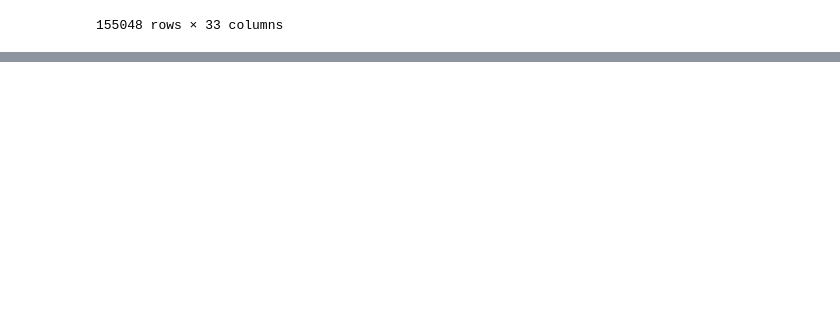
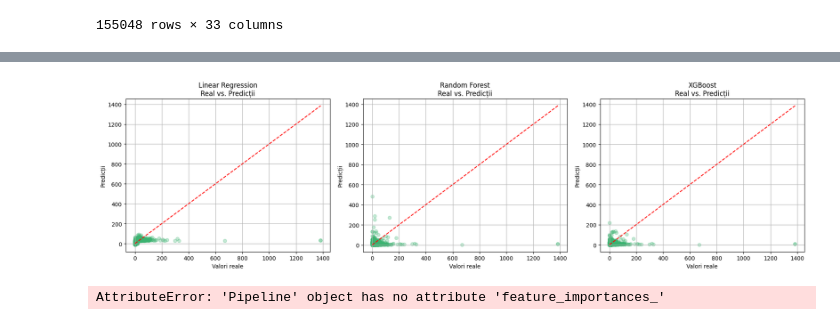
Before and after one commit to catadanciu18/proiect-AI, a Jupyter notebook: Untitled-1.ipynb, the cells around one changed output, grey strips where cells are left out. Cells and saved outputs as stored; diff of their text form; code cells hidden in the pictures; blank space fills up the shorter version.

```diff
--- a/Untitled-1.ipynb
+++ b/Untitled-1.ipynb
@@ -329,0 +380,39 @@ Passing `palette` without assigning `hue` is deprecated and will be removed in v
+# %%
+models_preds = {
+    "Linear Regression": y_pred_lr,
+    "Random Forest": y_pred_rf,
+    "XGBoost": y_pred_xgb
+}
+
+plt.figure(figsize=(18, 5))
+
+for i, (name, y_pred) in enumerate(models_preds.items(), 1):
+    plt.subplot(1, 3, i)
+    plt.scatter(y_test, y_pred, alpha=0.3, color='mediumseagreen')
+    plt.plot([y_test.min(), y_test.max()], [y_test.min(), y_test.max()], 'r--')
+    plt.xlabel("Valori reale")
+    plt.ylabel("Predicții")
+    plt.title(f"{name}\nReal vs. Predicții")
+    plt.grid(True)
+
+plt.tight_layout()
+plt.show()
+# %% [output]
+[figure, added]
+# %%
+importances = best_liniar.feature_importances_
+features = X_train.columns
+
+# Creăm un DataFrame pentru importanțe
+feat_importance_df = pd.DataFrame({
+    'Feature': features,
+    'Importance': importances
+}).sort_values(by='Importance', ascending=False)
+
+# Afișăm graficul
+plt.figure(figsize=(20, 10))
+sns.barplot(data=feat_importance_df, x='Importance', y='Feature', palette='viridis')
+plt.title("Importanta caracteristicilor pentru modelul Linear Regression")
+plt.show()
+# %% [output]
+AttributeError: 'Pipeline' object has no attribute 'feature_importances_'
```
Also changed, not shown: parts of 10 cells of this notebook.
